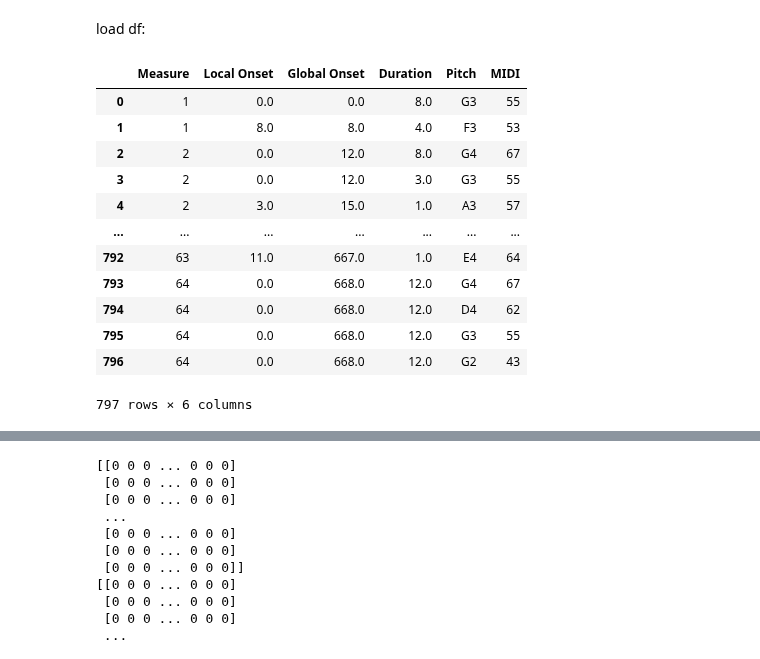
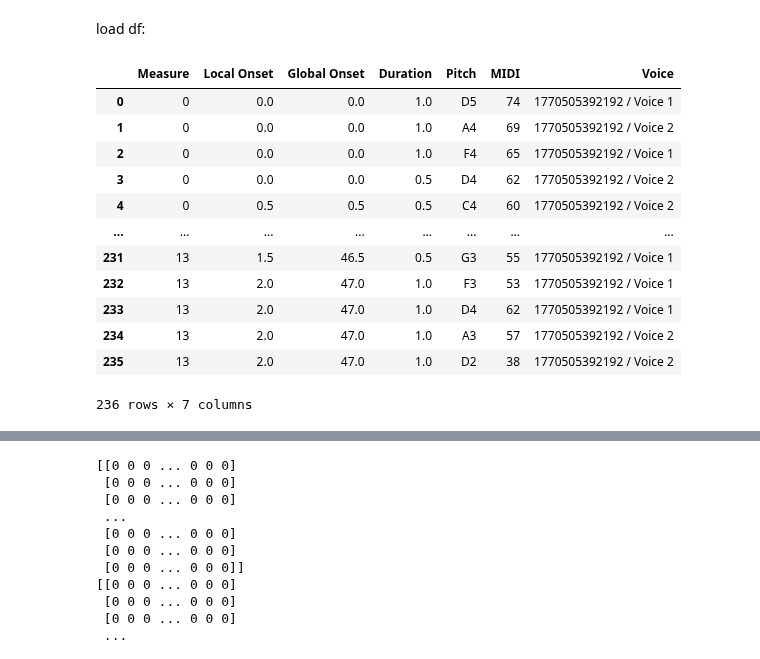
Before and after one commit to egorpol/camat_v2, a Jupyter notebook: CAMAT_revamped/tsv_to_binary.ipynb, the cells around one changed output, grey strips where cells are left out. Cells and saved outputs as stored; diff of their text form; code cells hidden in the pictures.

```diff
--- a/CAMAT_revamped/tsv_to_binary.ipynb
+++ b/CAMAT_revamped/tsv_to_binary.ipynb
@@ -3,25 +3,25 @@ load df:
 # %%
 import pandas as pd
 
 #load data from TSV
 
-df = pd.read_csv('tsv/test.tsv', delimiter='\t')
+df = pd.read_csv('tsv/test2.tsv', delimiter='\t')
 
 display(df)
 # %% [output]
-|  | Measure | Local Onset | Global Onset | Duration | Pitch | MIDI |
-| 0 | 1 | 0.0 | 0.0 | 8.0 | G3 | 55 |
-| 1 | 1 | 8.0 | 8.0 | 4.0 | F3 | 53 |
-| 2 | 2 | 0.0 | 12.0 | 8.0 | G4 | 67 |
-| 3 | 2 | 0.0 | 12.0 | 3.0 | G3 | 55 |
-| 4 | 2 | 3.0 | 15.0 | 1.0 | A3 | 57 |
-| ... | ... | ... | ... | ... | ... | ... |
-| 792 | 63 | 11.0 | 667.0 | 1.0 | E4 | 64 |
-| 793 | 64 | 0.0 | 668.0 | 12.0 | G4 | 67 |
-| 794 | 64 | 0.0 | 668.0 | 12.0 | D4 | 62 |
-| 795 | 64 | 0.0 | 668.0 | 12.0 | G3 | 55 |
-| 796 | 64 | 0.0 | 668.0 | 12.0 | G2 | 43 |
+|  | Measure | Local Onset | Global Onset | Duration | Pitch | MIDI | Voice |
+| 0 | 0 | 0.0 | 0.0 | 1.0 | D5 | 74 | 1770505392192 / Voice 1 |
+| 1 | 0 | 0.0 | 0.0 | 1.0 | A4 | 69 | 1770505392192 / Voice 2 |
+| 2 | 0 | 0.0 | 0.0 | 1.0 | F4 | 65 | 1770505392192 / Voice 1 |
+| 3 | 0 | 0.0 | 0.0 | 0.5 | D4 | 62 | 1770505392192 / Voice 2 |
+| 4 | 0 | 0.5 | 0.5 | 0.5 | C4 | 60 | 1770505392192 / Voice 2 |
+| ... | ... | ... | ... | ... | ... | ... | ... |
+| 231 | 13 | 1.5 | 46.5 | 0.5 | G3 | 55 | 1770505392192 / Voice 1 |
+| 232 | 13 | 2.0 | 47.0 | 1.0 | F3 | 53 | 1770505392192 / Voice 1 |
+| 233 | 13 | 2.0 | 47.0 | 1.0 | D4 | 62 | 1770505392192 / Voice 1 |
+| 234 | 13 | 2.0 | 47.0 | 1.0 | A3 | 57 | 1770505392192 / Voice 2 |
+| 235 | 13 | 2.0 | 47.0 | 1.0 | D2 | 38 | 1770505392192 / Voice 2 |
-797 rows × 6 columns
+236 rows × 7 columns
 # %%
 # Binary conversion and visualization (refactored to py_scripts)
 import numpy as np
```
Also changed, not shown: parts of 1 cell of this notebook, 6 other files.
